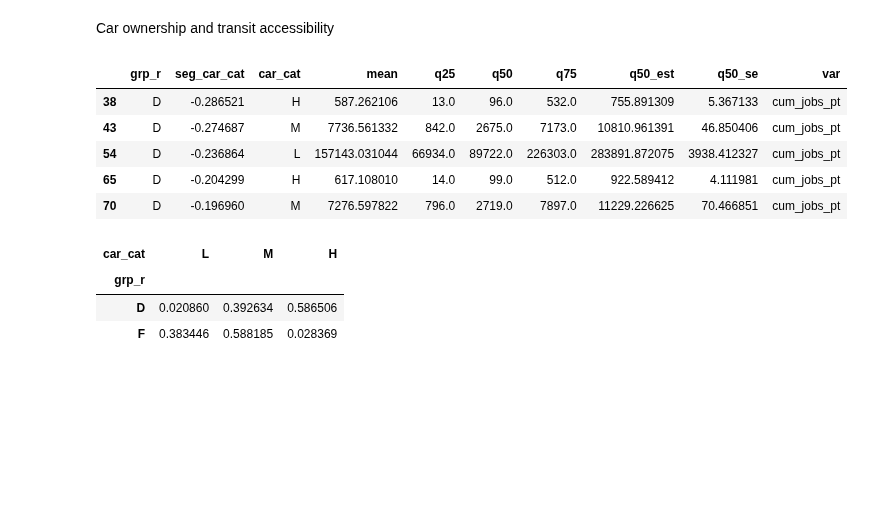
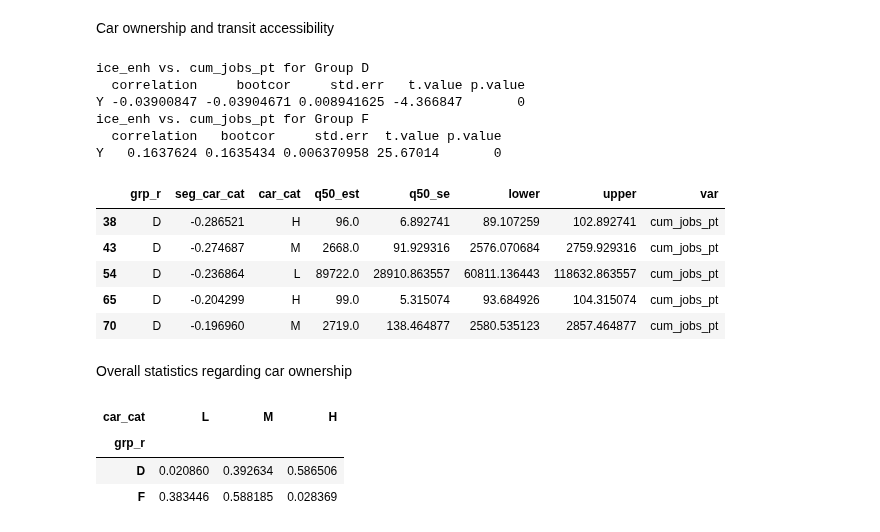
Before and after one commit to MobiSegInsights/mobi-social-segregation-se, a Jupyter notebook: src/MobiSegInsightsSE.models.1.0/45-model-seg-e-vs-r-sims.ipynb, the cells around one changed output. Drawn from its saved outputs; the diff is of its cells as text; code cells hidden in the pictures; blank space fills up the shorter version.

```diff
--- a/src/MobiSegInsightsSE.models.1.0/45-model-seg-e-vs-r-sims.ipynb
+++ b/src/MobiSegInsightsSE.models.1.0/45-model-seg-e-vs-r-sims.ipynb
@@ -54,6 +53,7 @@ Name: 0, dtype: object
 # %%
 # Add region county code and land-use type
 df.loc[:, 'deso_2'] = df['region'].apply(lambda x: x[0:2])
+df.loc[:, 'deso_4'] = df['region'].apply(lambda x: x[0:4])
 df.loc[:, 'region_cat'] = df['region']. \
     apply(lambda x: 'Rural/Suburban' if x[4] in ('A', 'B') else 'Urban')
 # %%
@@ -352,0 +505,16 @@ for rg in ('Stockholm', 'Gothenburg', 'Malmo'):
+# %%
+weight = 'wt_p'
+var1 = 'ice_enh'
+res_list = []
+for grp in ('D', 'F'):
+    for var2 in ('ice_e1', 'ice_e2'):
+        est, pvalue = wmu_test(data=df_sim.loc[df_sim['grp_r']==grp, :], var1=var2, var2=var1, weight=weight)
+        cohend = cohen_d(data=df_sim.loc[df_sim['grp_r']==grp, :], var1=var2, var2=var1, weight=weight)
+        if pvalue > 0.001:
+            sig = '-'
+        else:
+            sig = '*'
+        res_list.append((grp, var2.split('_')[-1], pvalue, sig, est, cohend))
+df_res = pd.DataFrame(res_list, columns=['grp_r', 'scenario', 'p', 'sig', 'difference in mean rank score', 'cohen_d'])
+df_res.loc[:, 'effsize'] = df_res.loc[:, 'cohen_d'].apply(lambda x: eff_size(x))
+df_res
@@ -570,3 +705,9 @@ def grp_stats_com_error(data=None, var=None):
+# %%
+def grp_stats_com_error(x, var):
+    q50_est, q50_se = hc.bootstrap_median_and_error(df=x, target_col=var, weight_col='wt_p', n_bootstrap=1000)
+    lower = q50_est - q50_se
+    upper = q50_est + q50_se
+    return pd.Series({'q50_est': q50_est, 'q50_se': q50_se, 'lower': lower, 'upper': upper, 'var': var})
 # %%
 # Percentile-cut of nativity segregation
 seg_dict = dict()
@@ -585,3 +726,6 @@ df_sim_f = df_sim.loc[df_sim.grp_r == 'F', :].copy()
 df_sim_d = df_sim.loc[df_sim.grp_r == 'D', :].copy()
 df_sim_r = pd.concat([seg_groups(data=df_sim_f, grp='F'),
                     seg_groups(data=df_sim_d, grp='D')])
+# %%
+df_sim_r.loc[:, 'rg']= np.log10(df_sim_r.loc[:, 'radius_of_gyration'])
+df_sim_r.iloc[0]
@@ -602,21 +761,38 @@ def seg_car_groups(data=None):
     data.loc[:, 'seg_car_cat'] = pd.cut(data['ice_enh'], bins=sts.values, labels=sts.values[:-1])
     return data
 df_sim_rc = df_sim_r.groupby(['grp_r', 'car_cat']).apply(seg_car_groups).reset_index(drop=True)
+# %%
+var1, var2, weight_col = 'ice_enh', 'cum_jobs_pt', 'wt_p'
+for grp in ('D', 'F'):
+    print(var1, 'vs.', var2, f'for Group {grp}')
+    hc.weighted_corr(data=df_sim_r.loc[(df_sim_r.grp_r == grp) & (df_sim_r.car_cat == 'L'), [var1, var2, weight_col]],
+                     var1=var1, var2=var2, weight_col=weight_col)
+# %% [output]
+ice_enh vs. cum_jobs_pt for Group D
+  correlation     bootcor     std.err   t.value p.value
+Y -0.03900847 -0.03904671 0.008941625 -4.366847       0
+ice_enh vs. cum_jobs_pt for Group F
+  correlation   bootcor     std.err  t.value p.value
+Y   0.1637624 0.1635434 0.006370958 25.67014       0
 # %%
 cat_var = 'seg_car_cat'
 var = 'cum_jobs_pt'
-df_sim_stats = df_sim_rc.groupby(['grp_r', cat_var, 'car_cat']).apply(lambda data: grp_stats_com_error(data, var=var)).reset_index()
-df_sim_stats = df_sim_stats[df_sim_stats['mean'].notna()]
+tqdm.pandas()
+df_sim_stats = df_sim_rc.groupby(['grp_r', cat_var, 'car_cat']).\
+    progress_apply(lambda data: grp_stats_com_error(data, var=var)).reset_index()
+df_sim_stats.dropna(subset=['q50_est'], inplace=True)
 df_sim_stats.head()
 # %% [output]
-|  | grp_r | seg_car_cat | car_cat | mean | q25 | q50 | q75 | q50_est | q50_se | var |
-| 38 | D | -0.286521 | H | 587.262106 | 13.0 | 96.0 | 532.0 | 755.891309 | 5.367133 | cum_jobs_pt |
-| 43 | D | -0.274687 | M | 7736.561332 | 842.0 | 2675.0 | 7173.0 | 10810.961391 | 46.850406 | cum_jobs_pt |
-| 54 | D | -0.236864 | L | 157143.031044 | 66934.0 | 89722.0 | 226303.0 | 283891.872075 | 3938.412327 | cum_jobs_pt |
-| 65 | D | -0.204299 | H | 617.108010 | 14.0 | 99.0 | 512.0 | 922.589412 | 4.111981 | cum_jobs_pt |
-| 70 | D | -0.196960 | M | 7276.597822 | 796.0 | 2719.0 | 7897.0 | 11229.226625 | 70.466851 | cum_jobs_pt |
+|  | grp_r | seg_car_cat | car_cat | q50_est | q50_se | lower | upper | var |
+| 38 | D | -0.286521 | H | 96.0 | 6.892741 | 89.107259 | 102.892741 | cum_jobs_pt |
+| 43 | D | -0.274687 | M | 2668.0 | 91.929316 | 2576.070684 | 2759.929316 | cum_jobs_pt |
+| 54 | D | -0.236864 | L | 89722.0 | 28910.863557 | 60811.136443 | 118632.863557 | cum_jobs_pt |
+| 65 | D | -0.204299 | H | 99.0 | 5.315074 | 93.684926 | 104.315074 | cum_jobs_pt |
+| 70 | D | -0.196960 | M | 2719.0 | 138.464877 | 2580.535123 | 2857.464877 | cum_jobs_pt |
 # %%
 df_sim_stats.to_parquet('results/plot/seg_car_grp_vs_pt_access.parquet', index=False)
+# %% [markdown]
+Overall statistics regarding car ownership
 # %%
 # Share of individuals in groups
 pivot_df = df_sim_rc.pivot_table(index='grp_r', columns='car_cat', values='wt_p', aggfunc='sum', fill_value=0)
```
Also changed, not shown: parts of 32 cells of this notebook, 29 other files.
